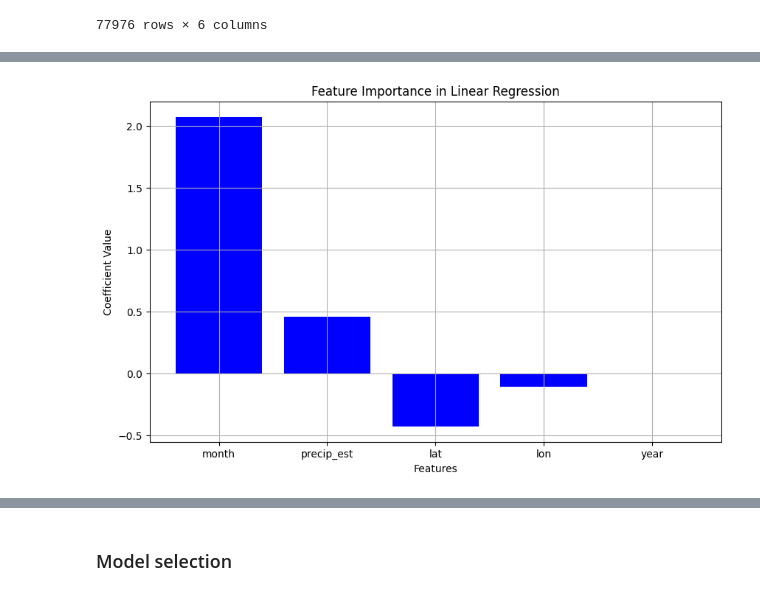
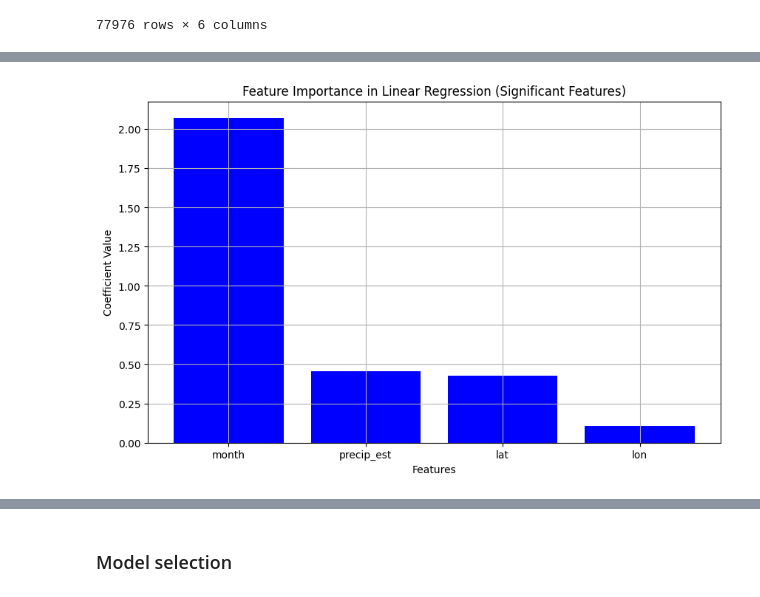
Before and after one commit to Yassmine2020/Precipitations_bias_correction, a Jupyter notebook: ML/ML_dec.ipynb, the cells around one changed output, grey strips where cells are left out. Saved outputs shown, nothing was run; the diff lists cells and outputs as text; code cells hidden in the pictures.

```diff
--- a/ML/ML_dec.ipynb
+++ b/ML/ML_dec.ipynb
@@ -98,36 +145,15 @@ dec_test
 # %%
-import pandas as pd
-import numpy as np
-import matplotlib.pyplot as plt
-from sklearn.linear_model import LinearRegression
-from sklearn.model_selection import train_test_split
+# Sorting the features by the absolute value of their coefficients, considering only significant ones (p < 0.05)
+significant_features = feature_importance[feature_importance['P-Value'] < 0.05]
+significant_features = significant_features.sort_values(by='Coefficient', key=abs, ascending=False)
 
-# Split data into training and testing sets
-X_train, X_test, y_train, y_test = train_test_split(X, y, test_size=0.2, random_state=42)
-
-# Initialize and train Linear Regression model
-model = LinearRegression()
-model.fit(X_train, y_train)
-
-# Get coefficients
-coefficients = model.coef_
-
-# Create a DataFrame for easier visualization
-feature_importance = pd.DataFrame({
-    'Feature': X.columns,
-    'Coefficient': coefficients
-})
-
-# Sorting the features by the absolute value of their coefficients
-feature_importance = feature_importance.sort_values(by='Coefficient', key=abs, ascending=False)
-
-# Plotting feature importance
+# Plotting feature importance for significant features
 plt.figure(figsize=(10, 6))
-plt.bar(feature_importance['Feature'], feature_importance['Coefficient'], color='b')
-plt.title('Feature Importance in Linear Regression')
+plt.bar(significant_features['Feature'],  abs(significant_features['Coefficient']), color='b')
+plt.title('Feature Importance in Linear Regression (Significant Features)')
 plt.xlabel('Features')
 plt.ylabel('Coefficient Value')
 plt.grid(True)
 plt.show()
 # %% [output]
-[figure, old version]
+[figure, new version]
```
Also changed, not shown: parts of 3 cells of this notebook, 12 other files.
